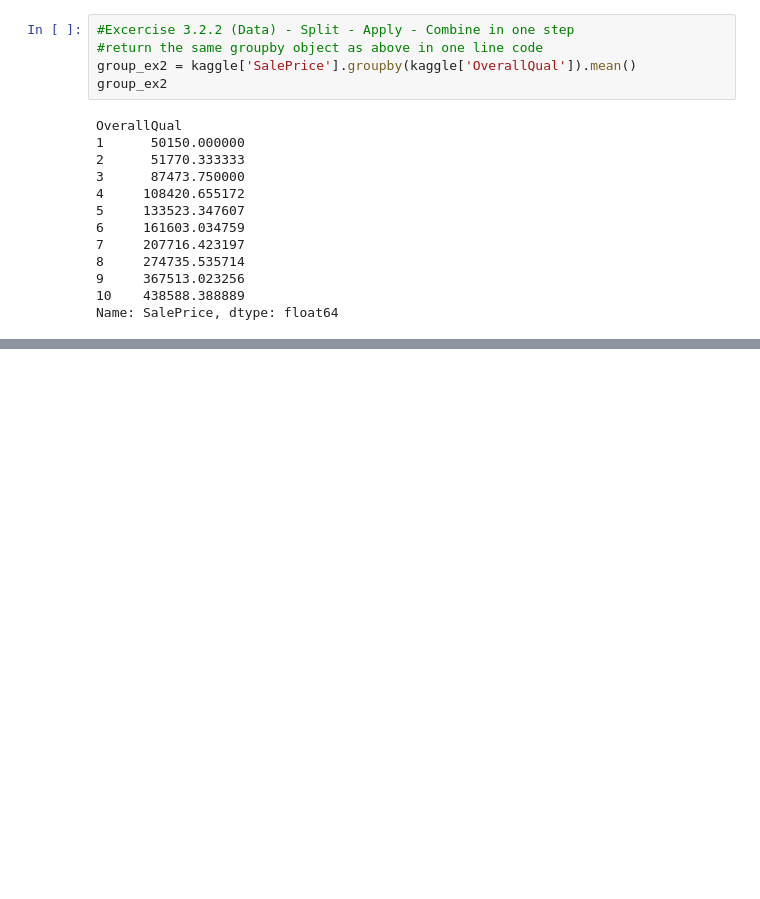
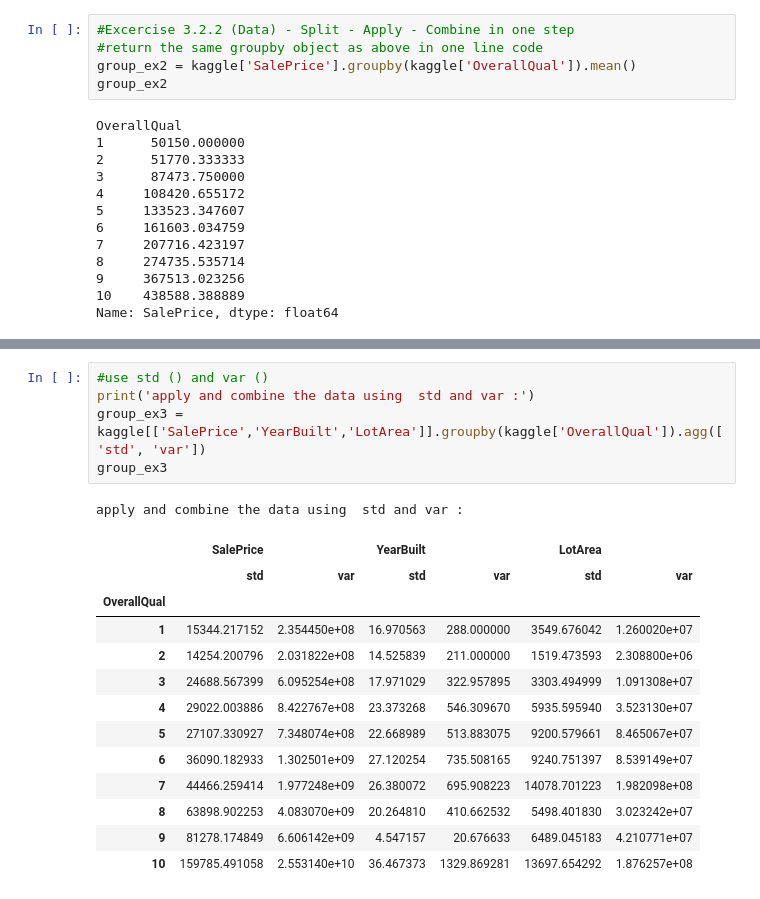
Before and after one commit to anjali88/Basic-ML-, a Jupyter notebook: Pushpanjali_banik_Pandas.ipynb, the cells around one changed output, grey strips where cells are left out. Saved outputs shown, nothing was run; the diff lists cells and outputs as text; blank space fills up the shorter version.

```diff
--- a/Pushpanjali_banik_Pandas.ipynb
+++ b/Pushpanjali_banik_Pandas.ipynb
@@ -877,0 +977,20 @@ Name: SalePrice, dtype: float64
+# %%
+#use std () and var ()
+print('apply and combine the data using  std and var :')
+group_ex3 = kaggle[['SalePrice','YearBuilt','LotArea']].groupby(kaggle['OverallQual']).agg(['std', 'var'])
+group_ex3
+# %% [output]
+apply and combine the data using  std and var :
+|  | SalePrice |  | YearBuilt |  | LotArea |  |
+|  | std | var | std | var | std | var |
+| OverallQual |  |  |  |  |  |  |
+| 1 | 15344.217152 | 2.354450e+08 | 16.970563 | 288.000000 | 3549.676042 | 1.260020e+07 |
+| 2 | 14254.200796 | 2.031822e+08 | 14.525839 | 211.000000 | 1519.473593 | 2.308800e+06 |
+| 3 | 24688.567399 | 6.095254e+08 | 17.971029 | 322.957895 | 3303.494999 | 1.091308e+07 |
+| 4 | 29022.003886 | 8.422767e+08 | 23.373268 | 546.309670 | 5935.595940 | 3.523130e+07 |
+| 5 | 27107.330927 | 7.348074e+08 | 22.668989 | 513.883075 | 9200.579661 | 8.465067e+07 |
+| 6 | 36090.182933 | 1.302501e+09 | 27.120254 | 735.508165 | 9240.751397 | 8.539149e+07 |
+| 7 | 44466.259414 | 1.977248e+09 | 26.380072 | 695.908223 | 14078.701223 | 1.982098e+08 |
+| 8 | 63898.902253 | 4.083070e+09 | 20.264810 | 410.662532 | 5498.401830 | 3.023242e+07 |
+| 9 | 81278.174849 | 6.606142e+09 | 4.547157 | 20.676633 | 6489.045183 | 4.210771e+07 |
+| 10 | 159785.491058 | 2.553140e+10 | 36.467373 | 1329.869281 | 13697.654292 | 1.876257e+08 |
```
Also changed, not shown: parts of 9 cells of this notebook.
